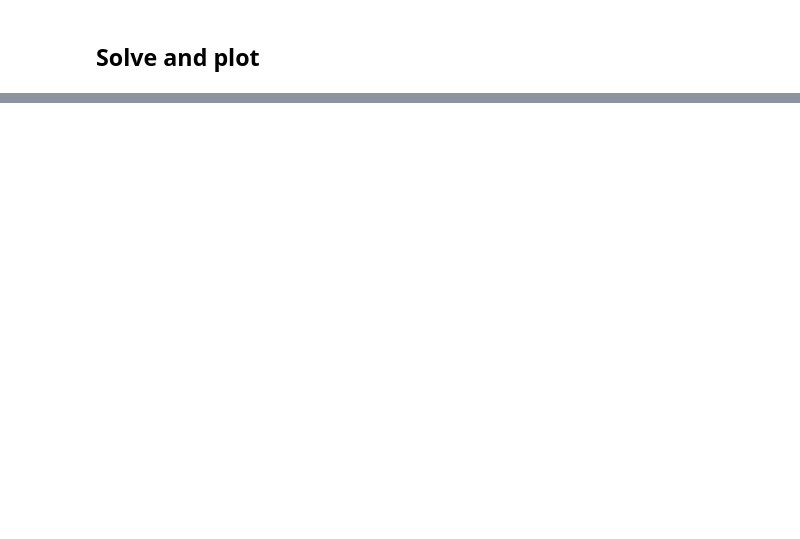
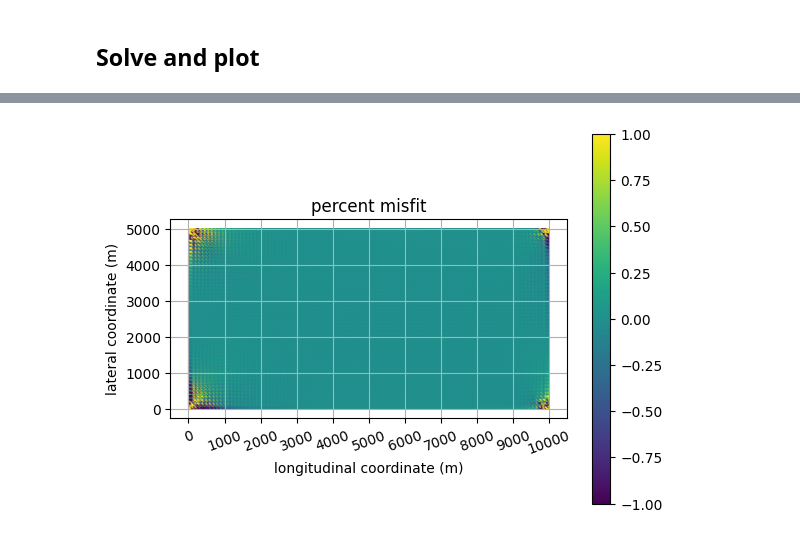
Before and after one commit to chrismiele/weird_flex, a Jupyter notebook: kirchhoff_plate.ipynb, the cells around one changed output, grey strips where cells are left out. Saved outputs shown, nothing was run; the diff lists cells and outputs as text; code cells hidden in the pictures; blank space fills up the shorter version.

```diff
--- a/kirchhoff_plate.ipynb
+++ b/kirchhoff_plate.ipynb
@@ -81,18 +76,7 @@ Q = FunctionSpace(mesh, 'Argyris', 5)
 # %% [markdown]
 ## Physical parameters
 # %%
-#constants
 ρ_i = 917 #ice density in kg/m^3
 ρ_w = 1018 #saltwater density in kg/m^3
-g = 9.81 #g
-
-#thickness, velocity, velocity gradients
-H = 100 #shelf thickness in meters
-u = project(Constant(0), Q) #initial velocity field as a placeholder value. We'll solve for this, eventually
-du_dx = grad(u)[0] #du/dx
-
-#viscosity
-T = Constant(273.15) #temperature (K). 273.15 is freezing
-from icepack import rate_factor
-A = rate_factor(T)
-ν = 1/2*A**(-1/3) #ice viscosity (note the symbol Greek symbol ν, as opposed to v introduced below)
+g = 9.81 #g in N/kg
+H0 = 100 #initial shelf thickness in meters
@@ -186,0 +159,15 @@ Text(0, 0.5, 'lateral coordinate (m)')
+# %%
+M = -H0**3/12*(λ_1*ddη + λ_2*tr(ddη)*Identity(2)) #the tensor M, as obtained earlier
+misfit = project((div(div(M)) + f)/f*100, Q) #should ideally be very small
+
+fig, ax = plt.subplots()
+ax.set_aspect('equal')
+colors = tripcolor(misfit, axes = ax, vmax = 1, vmin = -1)
+plt.colorbar(colors)
+plt.xticks(range(0, Lx + 1, 1000), rotation=20)
+plt.title('percent misfit')
+plt.xlabel('longitudinal coordinate (m)')
+plt.ylabel('lateral coordinate (m)')
+plt.grid()
+# %% [output]
+[figure, added]
```
Also changed, not shown: parts of 22 cells of this notebook.
